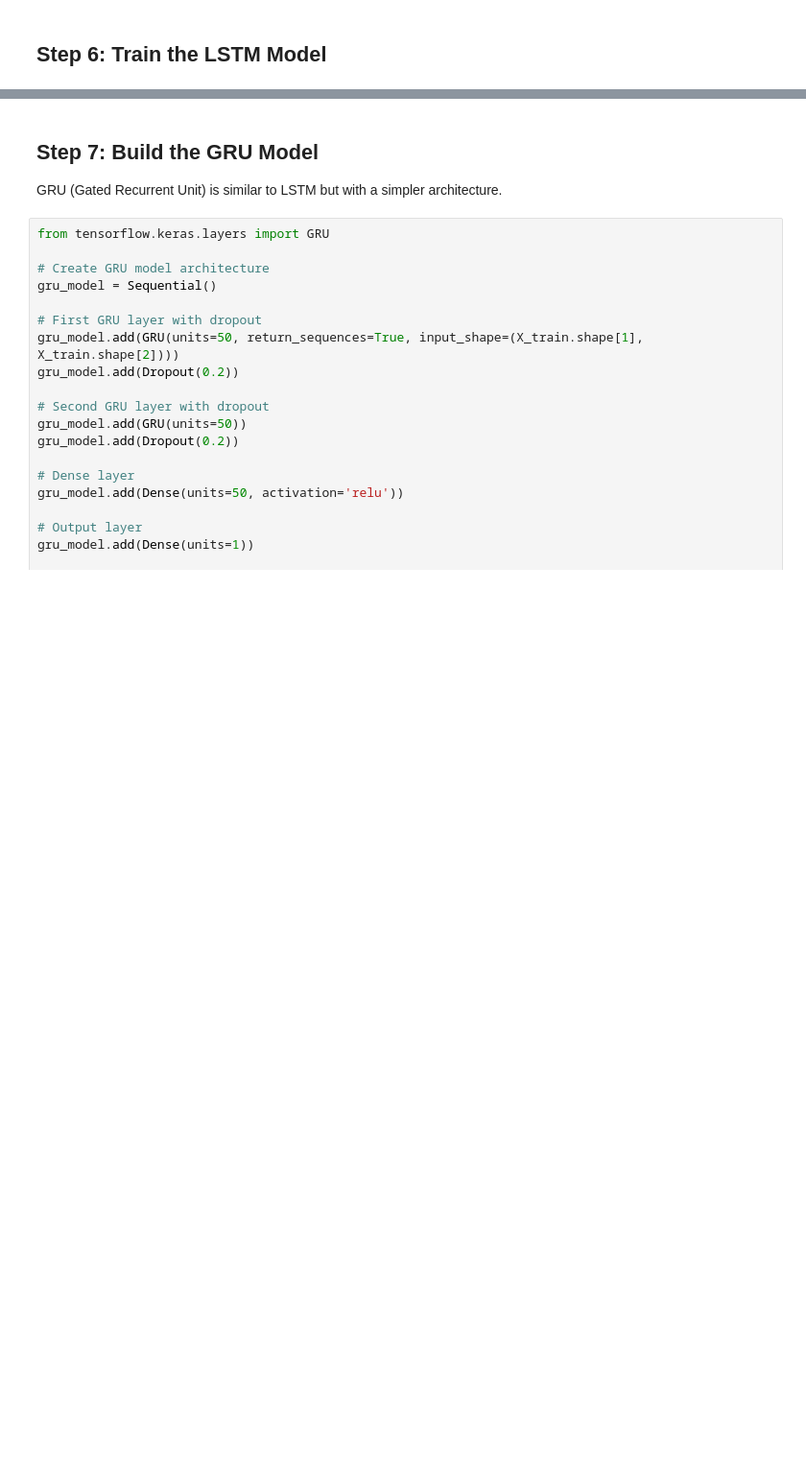
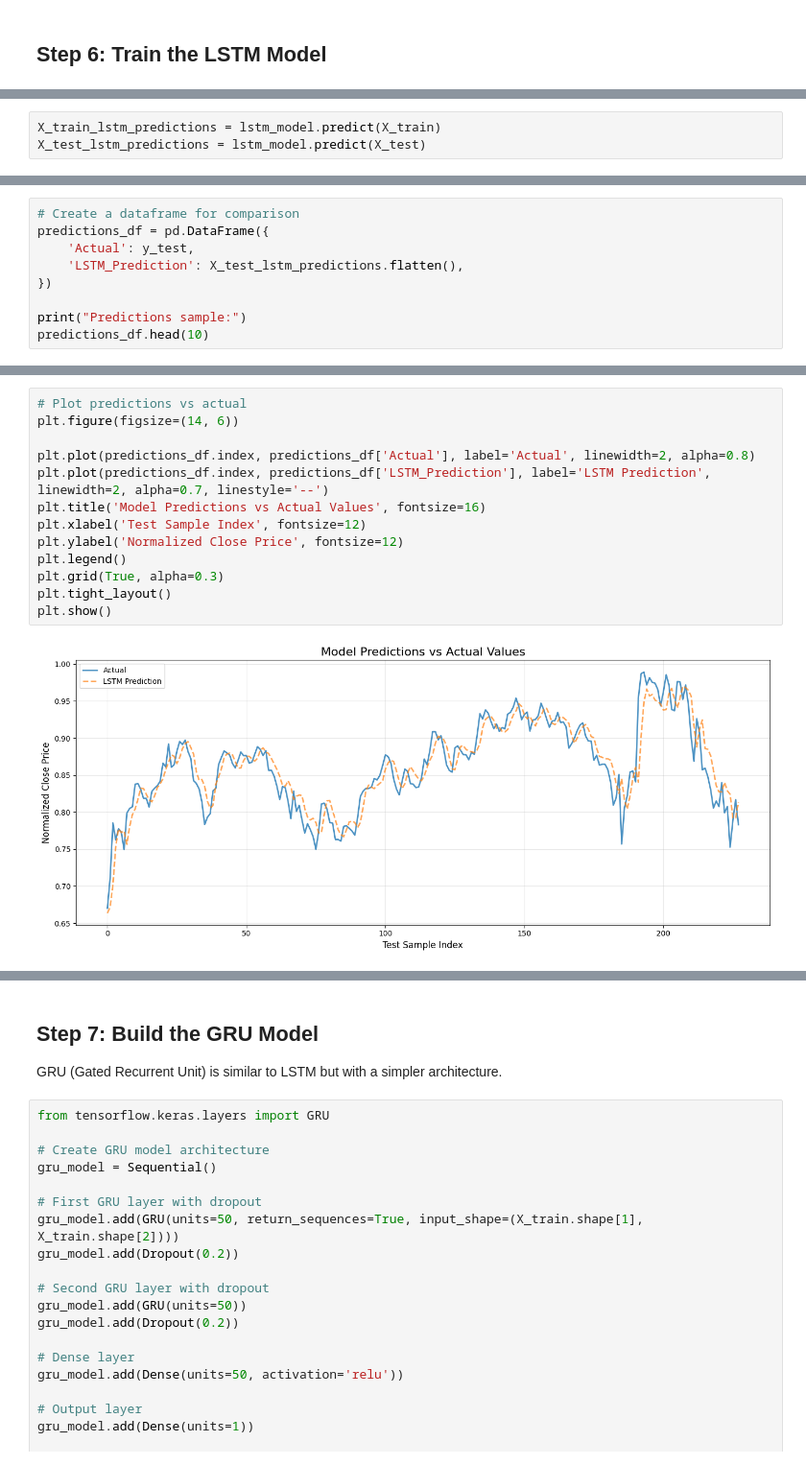
Before and after one commit to snehangshu2002/stock-lstm-gru, a Jupyter notebook: notebooks/analysis_simple.ipynb, the cells around one changed output, grey strips where cells are left out. Shown at 96% size. Drawn from its saved outputs; the diff is of its cells as text; blank space fills up the shorter version.

```diff
--- a/notebooks/analysis_simple.ipynb
+++ b/notebooks/analysis_simple.ipynb
@@ -423,0 +399,3 @@ LSTM training completed!
+# %%
+X_train_lstm_predictions = lstm_model.predict(X_train)
+X_test_lstm_predictions = lstm_model.predict(X_test)
@@ -423,0 +465,9 @@ LSTM training completed!
+# %%
+# Create a dataframe for comparison
+predictions_df = pd.DataFrame({
+    'Actual': y_test,
+    'LSTM_Prediction': X_test_lstm_predictions.flatten(),
+})
+
+print("Predictions sample:")
+predictions_df.head(10)
@@ -423,0 +501,15 @@ LSTM training completed!
+# %%
+# Plot predictions vs actual
+plt.figure(figsize=(14, 6))
+
+plt.plot(predictions_df.index, predictions_df['Actual'], label='Actual', linewidth=2, alpha=0.8)
+plt.plot(predictions_df.index, predictions_df['LSTM_Prediction'], label='LSTM Prediction', linewidth=2, alpha=0.7, linestyle='--')
+plt.title('Model Predictions vs Actual Values', fontsize=16)
+plt.xlabel('Test Sample Index', fontsize=12)
+plt.ylabel('Normalized Close Price', fontsize=12)
+plt.legend()
+plt.grid(True, alpha=0.3)
+plt.tight_layout()
+plt.show()
+# %% [output]
+[figure, added]
```
Also changed, not shown: parts of 40 cells of this notebook.
